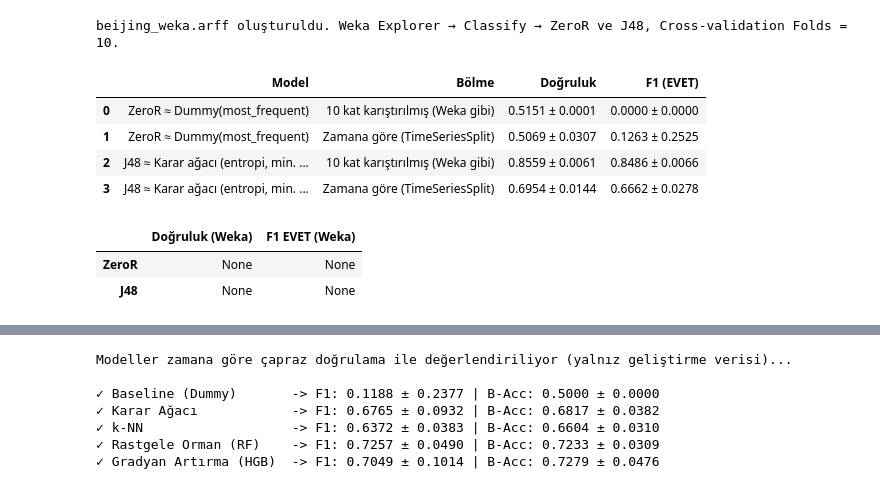
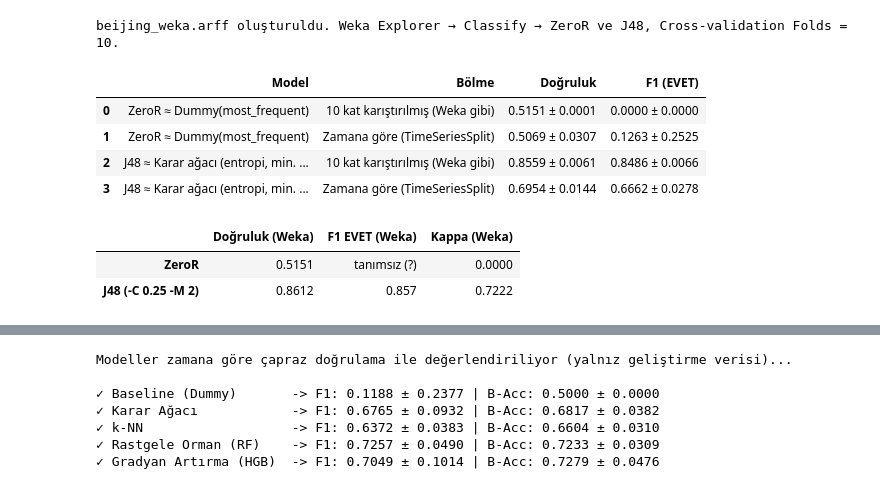
Before and after one commit to James007Bond-code/BLM5103-Proje1-Grup03, a Jupyter notebook: BIL545_Proje1_Beijing_PM25.ipynb, the cells around one changed output, grey strips where cells are left out. Cells and saved outputs as stored; diff of their text form; code cells hidden in the pictures.

```diff
--- a/BIL545_Proje1_Beijing_PM25.ipynb
+++ b/BIL545_Proje1_Beijing_PM25.ipynb
@@ -453,35 +453,37 @@ beijing_weka.arff oluşturuldu. Weka Explorer → Classify → ZeroR ve J48, Cro
 pre_agac = ColumnTransformer([('num', 'passthrough', num_cols),
                               ('cat', OneHotEncoder(handle_unknown='ignore'), cat_cols)])
 weka_benzeri = {
     'ZeroR ≈ Dummy(most_frequent)': DummyClassifier(strategy='most_frequent'),
     'J48 ≈ Karar ağacı (entropi, min. 2 kayıt/yaprak)': DecisionTreeClassifier(criterion='entropy', min_samples_leaf=2, random_state=SEED),
 }
 bolmeler = {
     '10 kat karıştırılmış (Weka gibi)': StratifiedKFold(n_splits=10, shuffle=True, random_state=SEED),
     'Zamana göre (TimeSeriesSplit)': TimeSeriesSplit(n_splits=5, gap=24),
 }
 satirlar = []
 with warnings.catch_warnings():
     warnings.simplefilter('ignore')
     for m_ad, m in weka_benzeri.items():
         for b_ad, b in bolmeler.items():
             r = cross_validate(Pipeline([('pre', pre_agac), ('clf', m)]), X, y, cv=b,
                                scoring=['accuracy', 'f1'], n_jobs=-1)
             satirlar.append({'Model': m_ad, 'Bölme': b_ad,
                              'Doğruluk': f"{r['test_accuracy'].mean():.4f} ± {r['test_accuracy'].std():.4f}",
                              'F1 (EVET)': f"{r['test_f1'].mean():.4f} ± {r['test_f1'].std():.4f}"})
 display(pd.DataFrame(satirlar))
 
 # Weka çıktısından elle doldurun: "Correctly Classified Instances" (%) ve EVET satırındaki F-Measure
-weka_sonuc = pd.DataFrame({'Doğruluk (Weka)': {'ZeroR': None, 'J48': None},
-                           'F1 EVET (Weka)': {'ZeroR': None, 'J48': None}})
+# Weka 3 · Explorer · Classify · Cross-validation (Folds = 10) çıktısından
+weka_sonuc = pd.DataFrame({'Doğruluk (Weka)': {'ZeroR': 0.5151, 'J48 (-C 0.25 -M 2)': 0.8612},
+                           'F1 EVET (Weka)': {'ZeroR': 'tanımsız (?)', 'J48 (-C 0.25 -M 2)': 0.857},
+                           'Kappa (Weka)': {'ZeroR': 0.0, 'J48 (-C 0.25 -M 2)': 0.7222}})
 display(weka_sonuc)
 # %% [output]
 |  | Model | Bölme | Doğruluk | F1 (EVET) |
 | 0 | ZeroR ≈ Dummy(most_frequent) | 10 kat karıştırılmış (Weka gibi) | 0.5151 ± 0.0001 | 0.0000 ± 0.0000 |
 | 1 | ZeroR ≈ Dummy(most_frequent) | Zamana göre (TimeSeriesSplit) | 0.5069 ± 0.0307 | 0.1263 ± 0.2525 |
 | 2 | J48 ≈ Karar ağacı (entropi, min. ... | 10 kat karıştırılmış (Weka gibi) | 0.8559 ± 0.0061 | 0.8486 ± 0.0066 |
 | 3 | J48 ≈ Karar ağacı (entropi, min. ... | Zamana göre (TimeSeriesSplit) | 0.6954 ± 0.0144 | 0.6662 ± 0.0278 |
-|  | Doğruluk (Weka) | F1 EVET (Weka) |
-| ZeroR | None | None |
-| J48 | None | None |
+|  | Doğruluk (Weka) | F1 EVET (Weka) | Kappa (Weka) |
+| ZeroR | 0.5151 | tanımsız (?) | 0.0000 |
+| J48 (-C 0.25 -M 2) | 0.8612 | 0.857 | 0.7222 |
```
Also changed, not shown: parts of 6 cells of this notebook, 1 other file.
